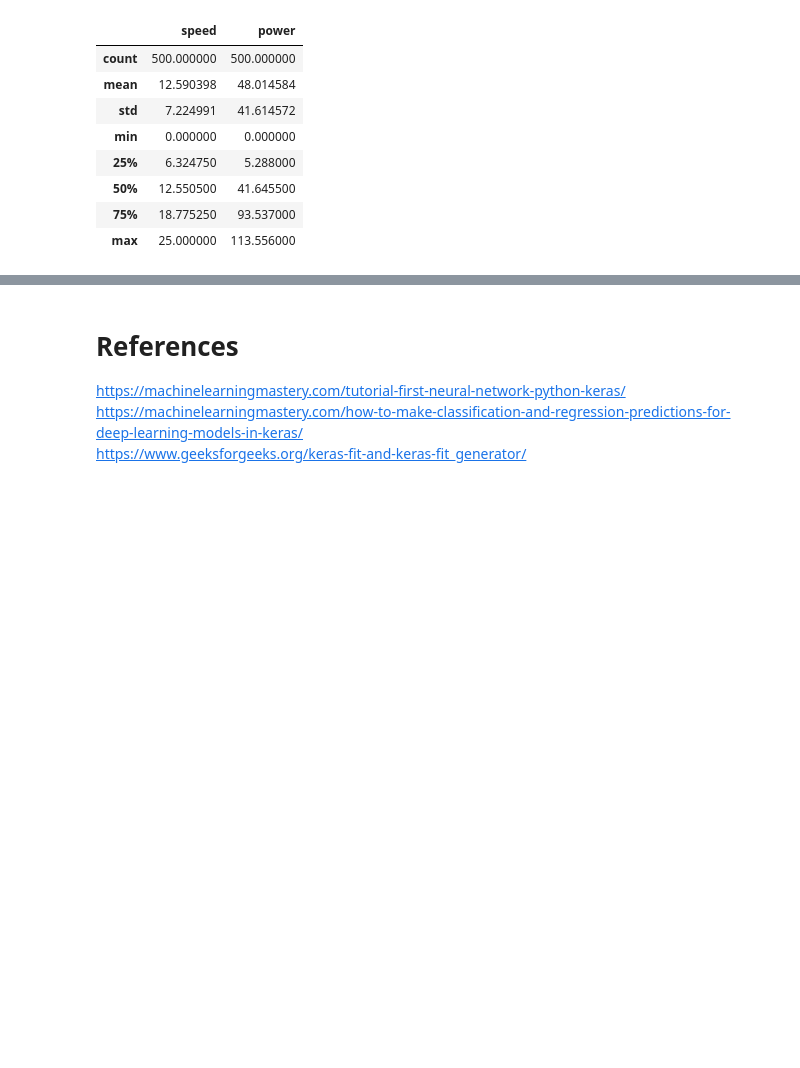
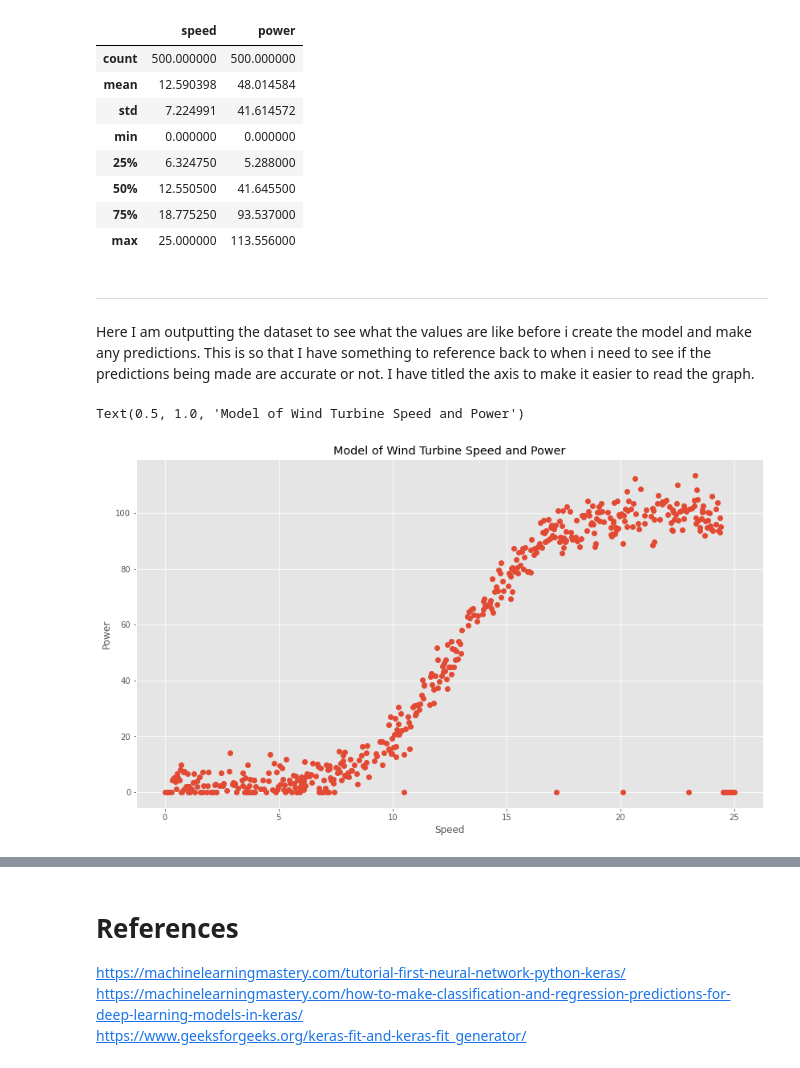
Before and after one commit to sagheerahmadGmit/EmergingTechAssessment, a Jupyter notebook: AssessmentModel.ipynb, the cells around one changed output, grey strips where cells are left out. Saved outputs shown, nothing was run; the diff lists cells and outputs as text; code cells hidden in the pictures; blank space fills up the shorter version.

```diff
--- a/AssessmentModel.ipynb
+++ b/AssessmentModel.ipynb
@@ -77,3 +94,19 @@ powerProductionData.describe()
 #https://keras.io/api/layers/core_layers/input/
 #https://keras.io/guides/sequential_model/
 #https://stackabuse.com/deep-learning-in-keras-building-a-deep-learning-model/
+# %% [markdown]
+***
+Here I am outputting the dataset to see what the values are like before i create the model and make any predictions. This is so that I have something to reference back to when i need to see if the predictions being made are accurate or not. I have titled the axis to make it easier to read the graph.
+# %%
+# Plot the values.
+plt.plot(powerProductionData['speed'], powerProductionData['power'], 'o');
+
+#label the x axis
+plt.xlabel('Speed')
+#label the y axis
+plt.ylabel('Power')
+# Set the title
+plt.title('Model of Wind Turbine Speed and Power')
+# %% [output]
+Text(0.5, 1.0, 'Model of Wind Turbine Speed and Power')
+[figure, added]
```
Also changed, not shown: parts of 15 cells of this notebook, 7 other files.
